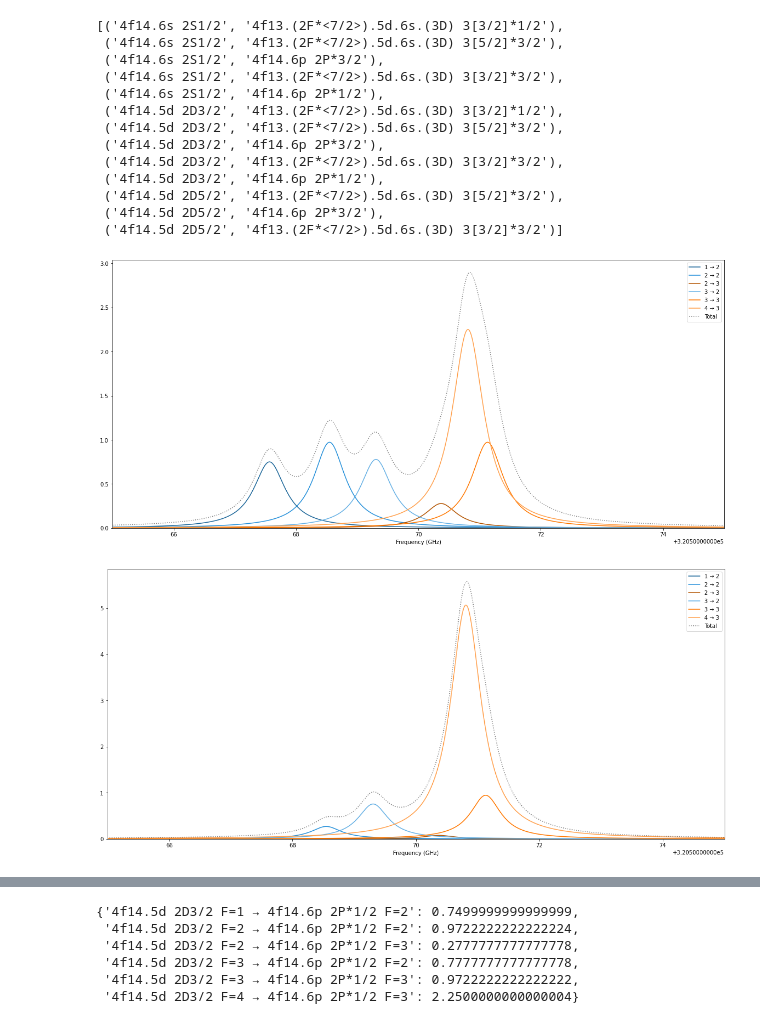
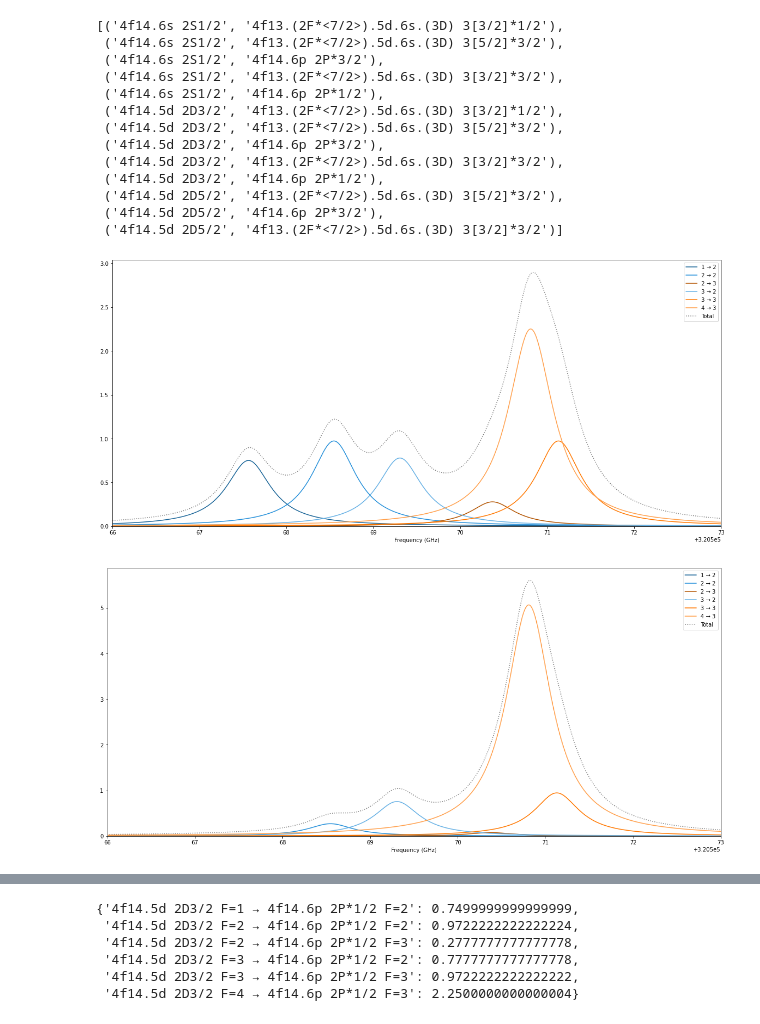
Before and after one commit to thomasdellaert/Atom-Toolkit, a Jupyter notebook: testing.ipynb, the cells around one changed output, grey strips where cells are left out. Drawn from its saved outputs; the diff is of its cells as text; code cells hidden in the pictures.

```diff
--- a/testing.ipynb
+++ b/testing.ipynb
@@ -113,23 +113,30 @@ pprint(a.list_transitions())
 # %%
 %matplotlib inline
 
 plt.figure(figsize=(20, 9))
 
 lineshape = lineshapes.LorentzianLineShape(gamma=.1*6.28, ampl=1.0)
 mod_lineshape = lineshapes.ModLorentzianLineShape(gamma=.5, ampl=1.0, depth=0, mod_freq_GHz=0.8)
 
 graphers.plot_spectrum(a.transitions[('4f14.5d 2D3/2', '4f13.(2F*<7/2>).5d.6s.(3D) 3[3/2]*1/2')],
                        lineshape=lineshape, coloring='u', num_points=3000)
-plt.xlim(3.205e5+65, 3.205e5+75)
+plt.xlim(3.205e5+66, 3.205e5+73)
+
+# from src.lineshapes import lorentzian
+# import numpy as np
+# x_vals = np.linspace(3.205e5+65, 3.205e5+75, 4000)
+# y_vals = lorentzian(x_vals, 320570-.535, gamma=1.5, ampl=1.) + lorentzian(x_vals, 320570+1.275, gamma=0.5, ampl=2.5)
+# plt.plot(x_vals, y_vals, 'g')
+
 plt.show()
 # %% [output]
-[figure, old version]
+[figure, new version]
 # %%
 %matplotlib inline
 
 plt.figure(figsize=(20, 9))
 
-lineshape = lineshapes.LorentzianLineShape(gamma=.6, ampl=1.0)
+lineshape = lineshapes.LorentzianLineShape(gamma=.1*6.28, ampl=1.0)
 mod_lineshape = lineshapes.ModLorentzianLineShape(gamma=.5, ampl=1.0, depth=0, mod_freq_GHz=0.8)
 
 ampl_dict = {'4f14.5d 2D3/2 F=1 → 4f13.(2F*<7/2>).5d.6s.(3D) 3[3/2]*1/2 F=2': 0.,
@@ -141,10 +148,11 @@ ampl_dict = {'4f14.5d 2D3/2 F=1 → 4f13.(2F*<7/2>).5d.6s.(3D) 3[3/2]*1/2 F=2':
 
 graphers.plot_spectrum(a.transitions[('4f14.5d 2D3/2', '4f13.(2F*<7/2>).5d.6s.(3D) 3[3/2]*1/2')],
                        lineshape=lineshape, coloring='u', num_points=3000, ampl_dict = ampl_dict)
-plt.xlim(3.205e5+65, 3.205e5+75)
+plt.xlim(3.205e5+66, 3.205e5+73)
+
 plt.show()
 # %% [output]
-[figure, old version]
+[figure, new version]
 # %%
 pprint([(s.name, str(s.freq.to('THz')), s.rel_strength) for s in a.transitions[('4f14.5d 2D3/2', '4f13.(2F*<7/2>).5d.6s.(3D) 3[3/2]*1/2')].subtransitions.values()])
 # %% [output]
```
Also changed, not shown: parts of 1 cell of this notebook, 8 other files.
